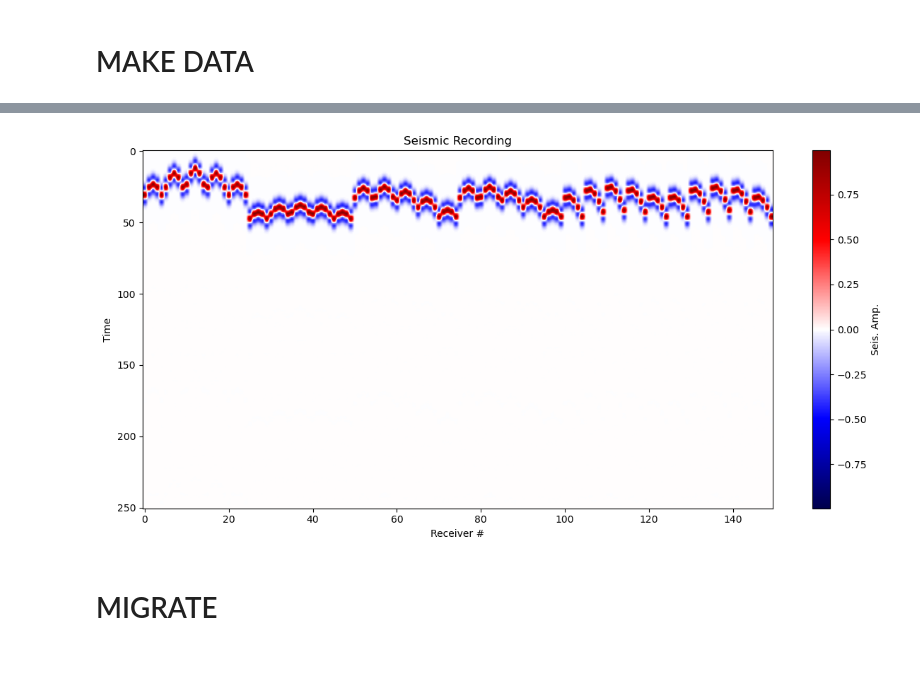
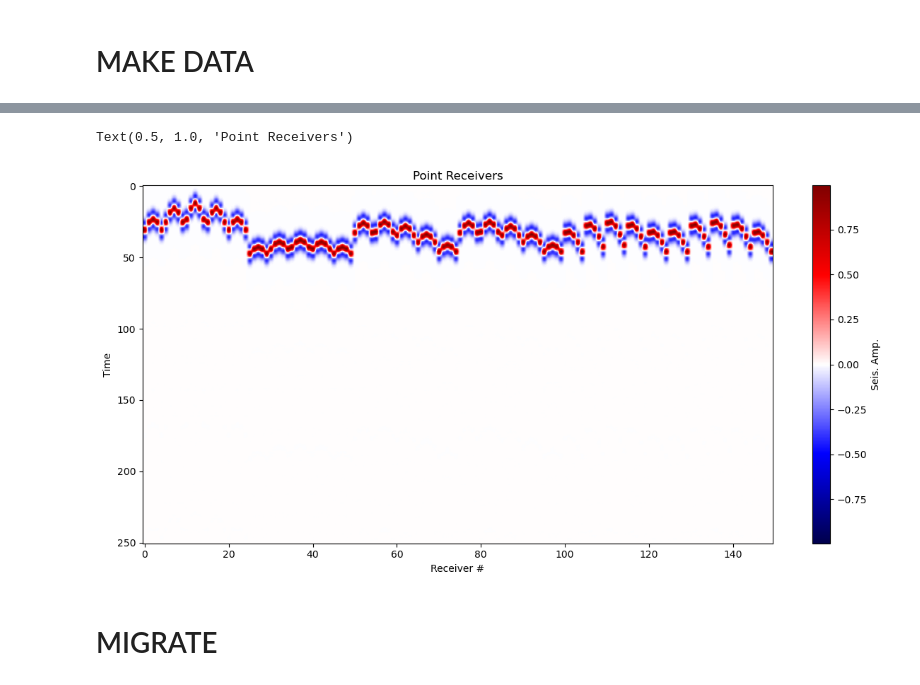
Before and after one commit to FraCSPy/FraCSPy, a Jupyter notebook: Notebooks/3D_LSM_FromFuncs.ipynb, the cells around one changed output, grey strips where cells are left out. Cells and saved outputs as stored; diff of their text form; code cells hidden in the pictures.

```diff
--- a/Notebooks/3D_LSM_FromFuncs.ipynb
+++ b/Notebooks/3D_LSM_FromFuncs.ipynb
@@ -80,10 +80,12 @@ Dot test passed, v^H(Opu)=2499.8480663225896 - u^H(Op^Hv)=2499.8480663226137
 # %%
 # PERFORM FORWARD (MODEL)
 frwddata_1d = Op @ microseismic.flatten().squeeze()
 frwddata  = frwddata_1d.reshape(nr,nt)
 fig,ax = traceimage(frwddata, climQ=99.99)
+ax.set_title('Point Receivers')
 # %% [output]
+Text(0.5, 1.0, 'Point Receivers')
-[figure, old version]
+[figure, new version]
 # %% [markdown]
 # MIGRATE
 # %%
```
Also changed, not shown: parts of 3 cells of this notebook, 4 other files.
